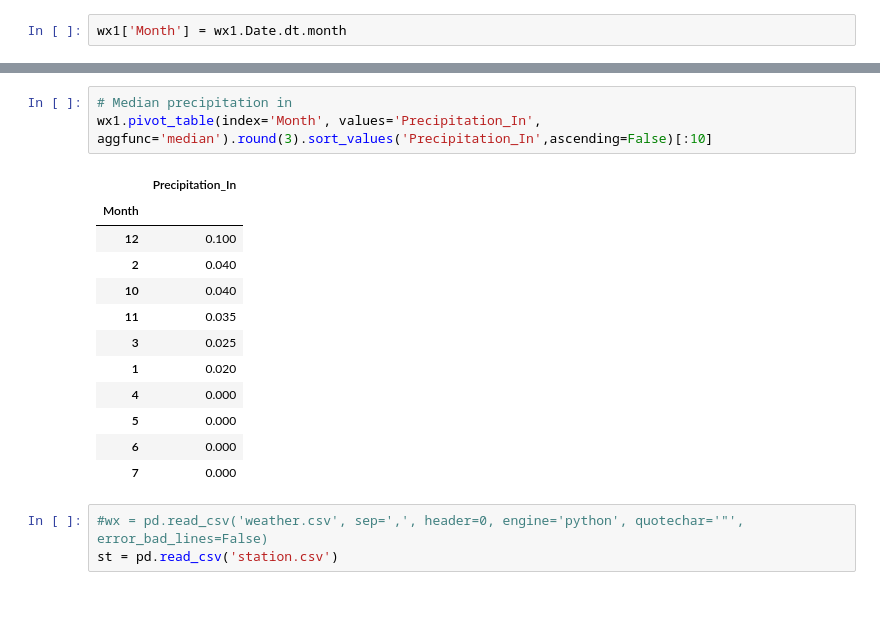
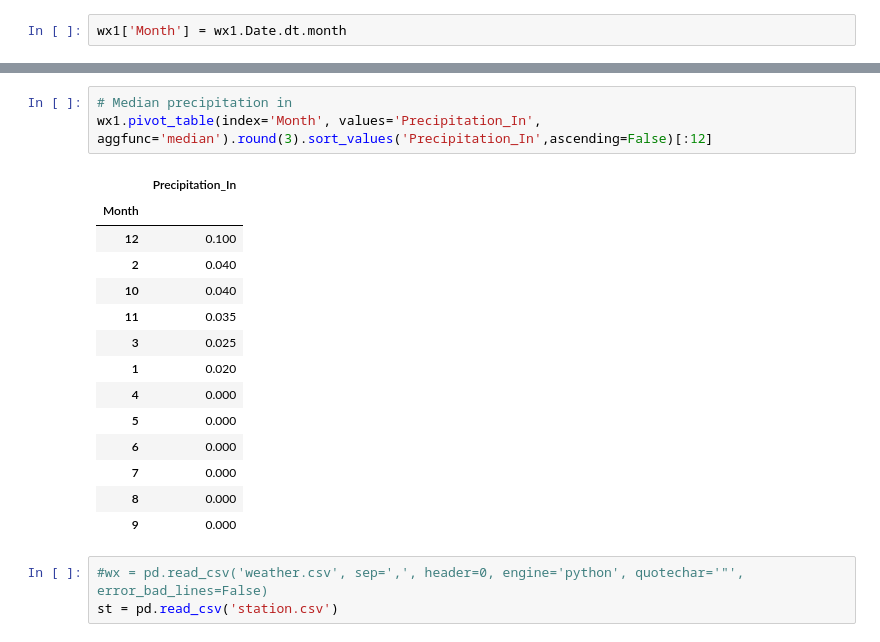
Before and after one commit to santorsm/data-analysis, a Jupyter notebook: bike-stats.ipynb, the cells around one changed output, grey strips where cells are left out. Cells and saved outputs as stored; diff of their text form; blank space fills up the shorter version.

```diff
--- a/bike-stats.ipynb
+++ b/bike-stats.ipynb
@@ -193,19 +194,21 @@ wx1.pivot_table(index='Month', values='Precipitation_In', aggfunc='mean').round(
 # %%
 # Median precipitation in
-wx1.pivot_table(index='Month', values='Precipitation_In', aggfunc='median').round(3).sort_values('Precipitation_In',ascending=False)[:10]
+wx1.pivot_table(index='Month', values='Precipitation_In', aggfunc='median').round(3).sort_values('Precipitation_In',ascending=False)[:12]
 # %% [output]
 |  | Precipitation_In |
 | Month |  |
 | 12 | 0.100 |
 | 2 | 0.040 |
 | 10 | 0.040 |
 | 11 | 0.035 |
 | 3 | 0.025 |
 | 1 | 0.020 |
 | 4 | 0.000 |
 | 5 | 0.000 |
 | 6 | 0.000 |
 | 7 | 0.000 |
+| 8 | 0.000 |
+| 9 | 0.000 |
 # %%
 #wx = pd.read_csv('weather.csv', sep=',', header=0, engine='python', quotechar='"',  error_bad_lines=False)
 st = pd.read_csv('station.csv')
```
Also changed, not shown: parts of 10 cells of this notebook, 3 other files.
